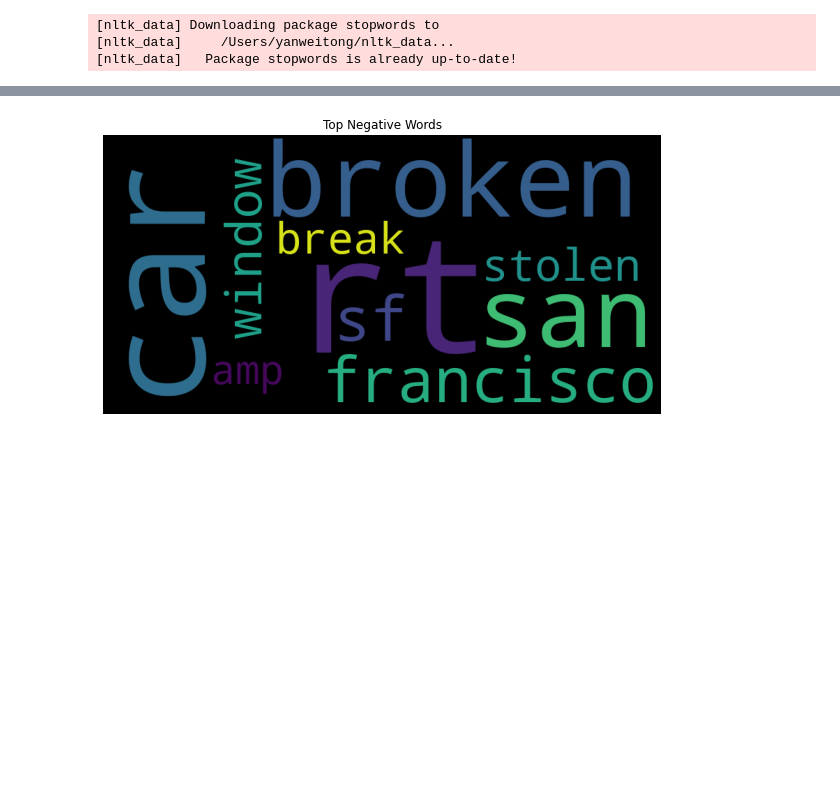
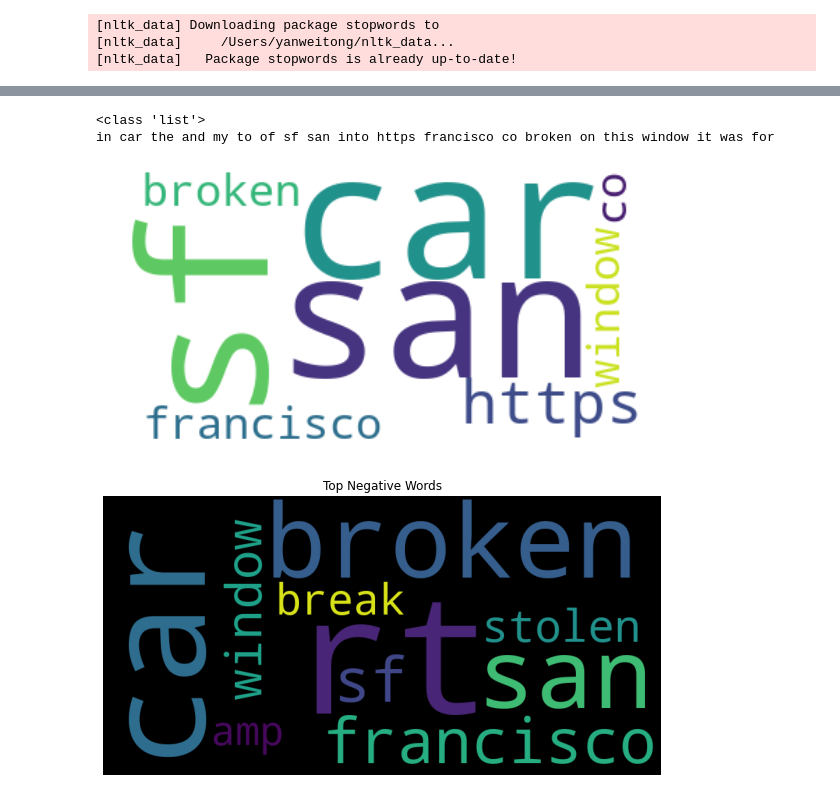
Before and after one commit to anly501/Yichen_Personal_web, a Jupyter notebook: codes/02-data-cleaning/twitter_text_clean.ipynb, the cells around one changed output, grey strips where cells are left out. Saved outputs shown, nothing was run; the diff lists cells and outputs as text; code cells hidden in the pictures; blank space fills up the shorter version.

```diff
--- a/codes/02-data-cleaning/twitter_text_clean.ipynb
+++ b/codes/02-data-cleaning/twitter_text_clean.ipynb
@@ -240,3 +245,18 @@ makeFreqBarChart(word_freq, "Top 10 Positive Words")
+# %%
+print(type(word_freq))
+#makeWordCloud(cols, "Top Positive Words")
+text2 = " ".join(title for title in freq_df20.word)
+print(text2)
+word_cloud2 = WordCloud(collocations = False, background_color = 'white').generate(text2)
+plt.imshow(word_cloud2, interpolation='bilinear')
+
+plt.axis("off")
+
+plt.show()
+# %% [output]
+<class 'list'>
+in car the and my to of sf san into https francisco co broken on this window it was for
+[figure, added]
 # %%
 pos_lines = list(just_neg['Processed_Text'])
 
```
Also changed, not shown: parts of 9 cells of this notebook, 9 other files.
